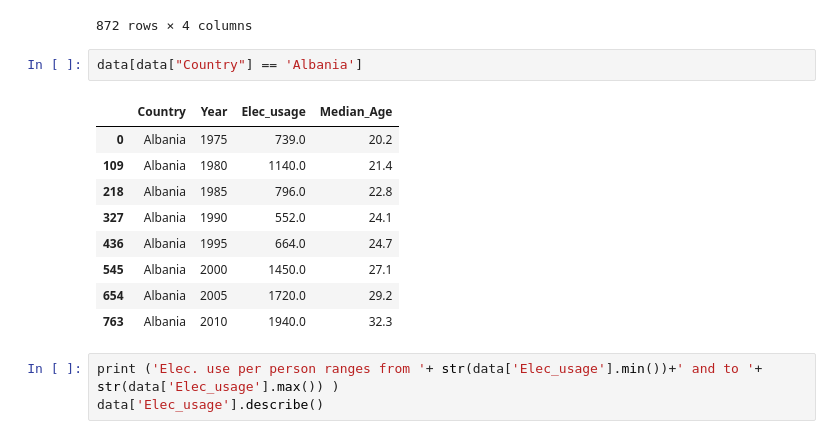
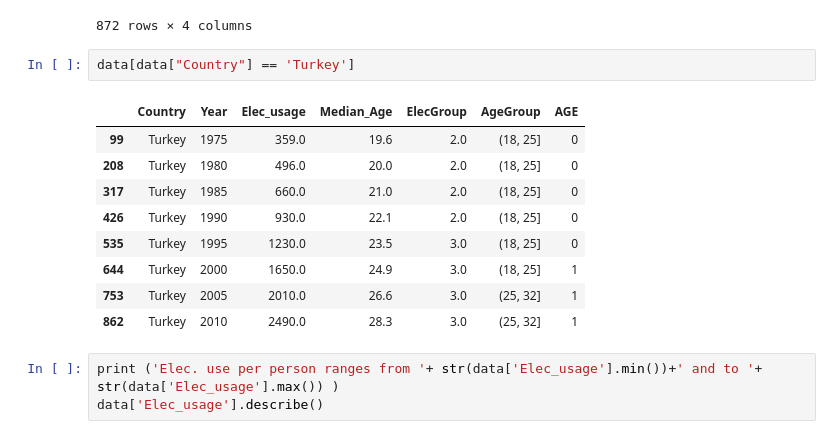
Before and after one commit to YavuzSelimGugen/BLM432E, a Jupyter notebook: Midterm/Untitled.ipynb, the cells around one changed output. Cells and saved outputs as stored; diff of their text form.

```diff
--- a/Midterm/Untitled.ipynb
+++ b/Midterm/Untitled.ipynb
@@ -84,17 +84,17 @@ data
 | 871 | Zimbabwe | 2010 | 547.0 | 18.6 |
 872 rows × 4 columns
 # %%
-data[data["Country"] == 'Albania']
+data[data["Country"] == 'Turkey']
 # %% [output]
-|  | Country | Year | Elec_usage | Median_Age |
-| 0 | Albania | 1975 | 739.0 | 20.2 |
-| 109 | Albania | 1980 | 1140.0 | 21.4 |
-| 218 | Albania | 1985 | 796.0 | 22.8 |
-| 327 | Albania | 1990 | 552.0 | 24.1 |
-| 436 | Albania | 1995 | 664.0 | 24.7 |
-| 545 | Albania | 2000 | 1450.0 | 27.1 |
-| 654 | Albania | 2005 | 1720.0 | 29.2 |
-| 763 | Albania | 2010 | 1940.0 | 32.3 |
+|  | Country | Year | Elec_usage | Median_Age | ElecGroup | AgeGroup | AGE |
+| 99 | Turkey | 1975 | 359.0 | 19.6 | 2.0 | (18, 25] | 0 |
+| 208 | Turkey | 1980 | 496.0 | 20.0 | 2.0 | (18, 25] | 0 |
+| 317 | Turkey | 1985 | 660.0 | 21.0 | 2.0 | (18, 25] | 0 |
+| 426 | Turkey | 1990 | 930.0 | 22.1 | 2.0 | (18, 25] | 0 |
+| 535 | Turkey | 1995 | 1230.0 | 23.5 | 3.0 | (18, 25] | 0 |
+| 644 | Turkey | 2000 | 1650.0 | 24.9 | 3.0 | (18, 25] | 1 |
+| 753 | Turkey | 2005 | 2010.0 | 26.6 | 3.0 | (25, 32] | 1 |
+| 862 | Turkey | 2010 | 2490.0 | 28.3 | 3.0 | (25, 32] | 1 |
 # %%
 print ('Elec. use per person ranges from '+ str(data['Elec_usage'].min())+' and to '+ str(data['Elec_usage'].max()) )
 data['Elec_usage'].describe()
```
Also changed, not shown: parts of 1 cell of this notebook, 8 other files.
